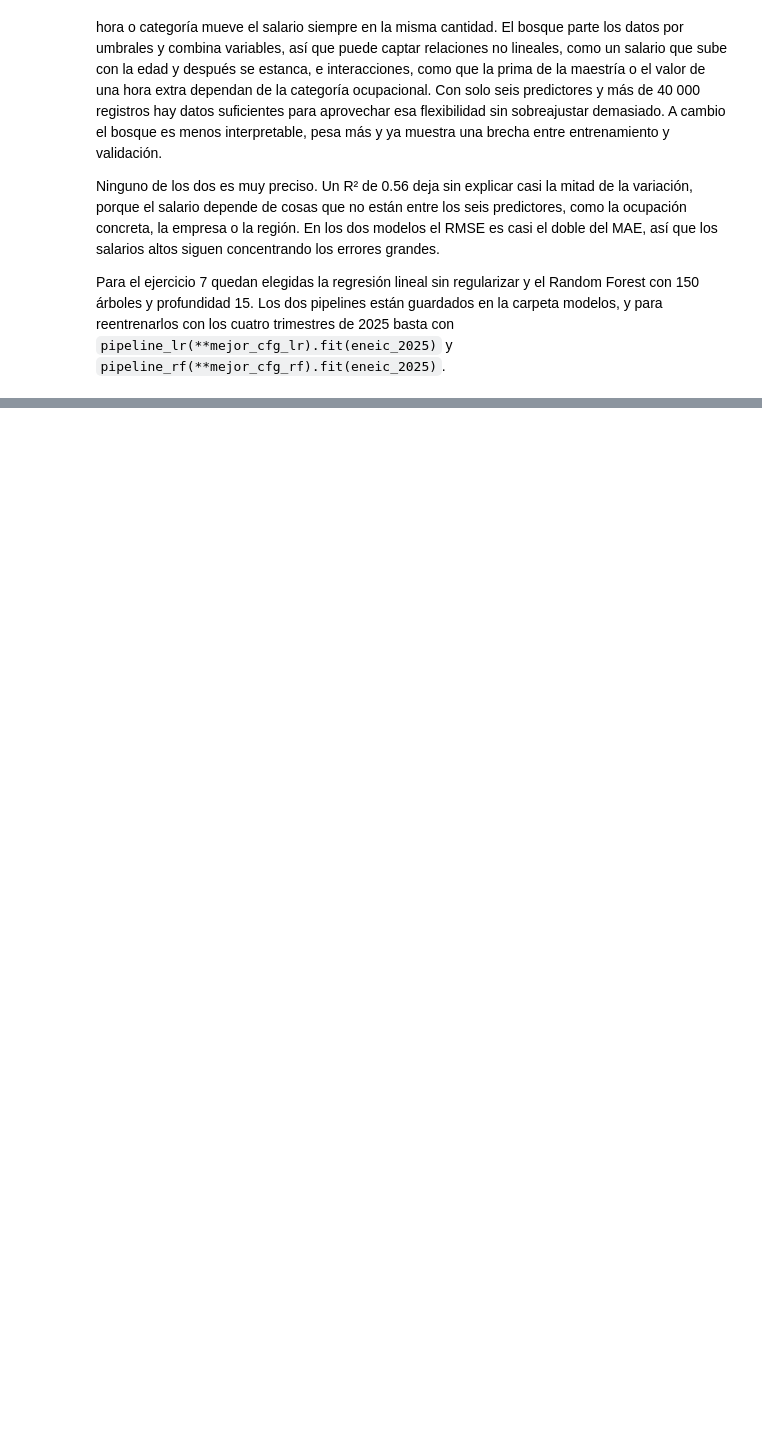
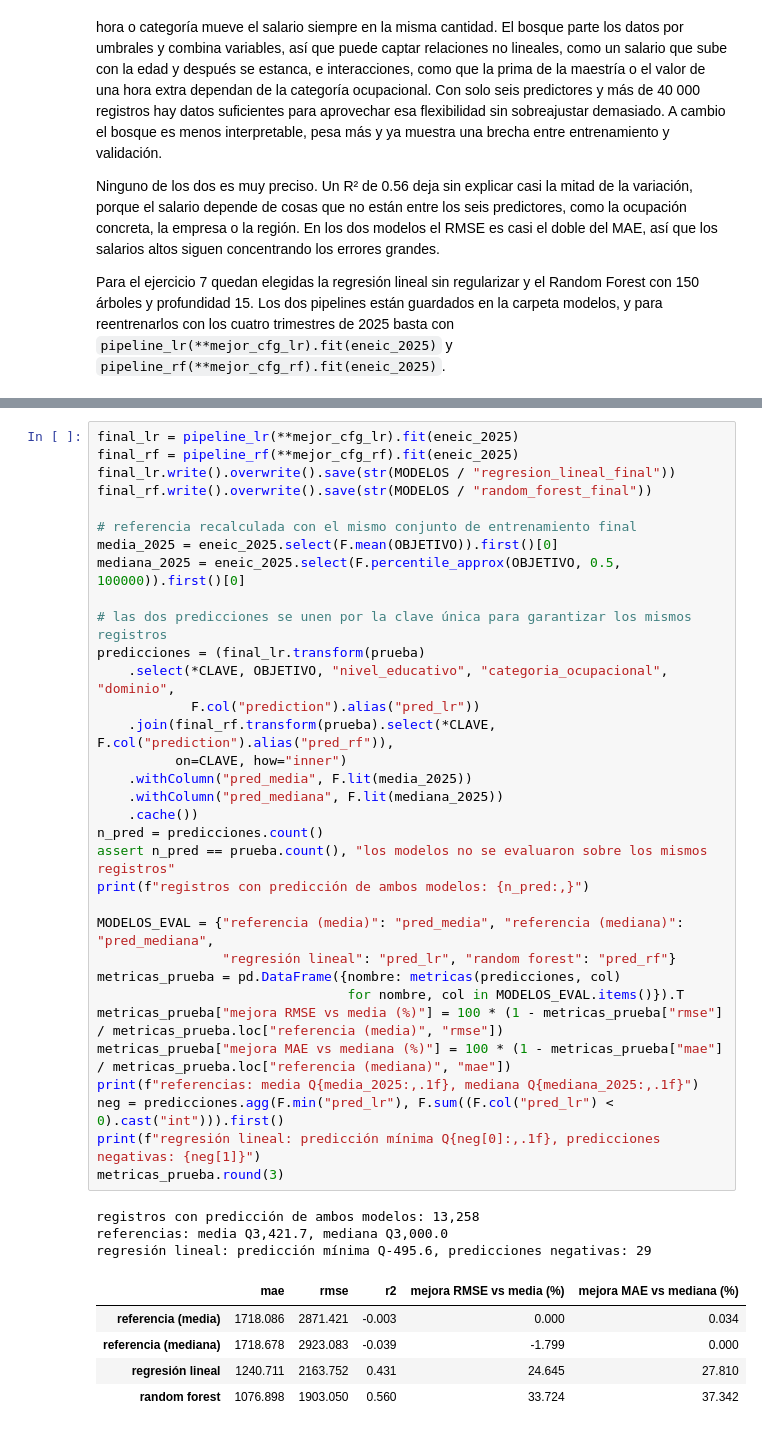
Before and after one commit to Fercho1118/Lab7_DS, a Jupyter notebook: notebooks/lab7.ipynb, the cells around one changed output, grey strips where cells are left out. Drawn from its saved outputs; the diff is of its cells as text; blank space fills up the shorter version.

```diff
--- a/notebooks/lab7.ipynb
+++ b/notebooks/lab7.ipynb
@@ -1734,0 +1774,42 @@ reentrenarlos con los cuatro trimestres de 2025 basta con
+# %%
+final_lr = pipeline_lr(**mejor_cfg_lr).fit(eneic_2025)
+final_rf = pipeline_rf(**mejor_cfg_rf).fit(eneic_2025)
+final_lr.write().overwrite().save(str(MODELOS / "regresion_lineal_final"))
+final_rf.write().overwrite().save(str(MODELOS / "random_forest_final"))
+
+# referencia recalculada con el mismo conjunto de entrenamiento final
+media_2025 = eneic_2025.select(F.mean(OBJETIVO)).first()[0]
+mediana_2025 = eneic_2025.select(F.percentile_approx(OBJETIVO, 0.5, 100000)).first()[0]
+
+# las dos predicciones se unen por la clave única para garantizar los mismos registros
+predicciones = (final_lr.transform(prueba)
+    .select(*CLAVE, OBJETIVO, "nivel_educativo", "categoria_ocupacional", "dominio",
+            F.col("prediction").alias("pred_lr"))
+    .join(final_rf.transform(prueba).select(*CLAVE, F.col("prediction").alias("pred_rf")),
+          on=CLAVE, how="inner")
+    .withColumn("pred_media", F.lit(media_2025))
+    .withColumn("pred_mediana", F.lit(mediana_2025))
+    .cache())
+n_pred = predicciones.count()
+assert n_pred == prueba.count(), "los modelos no se evaluaron sobre los mismos registros"
+print(f"registros con predicción de ambos modelos: {n_pred:,}")
+
+MODELOS_EVAL = {"referencia (media)": "pred_media", "referencia (mediana)": "pred_mediana",
+                "regresión lineal": "pred_lr", "random forest": "pred_rf"}
+metricas_prueba = pd.DataFrame({nombre: metricas(predicciones, col)
+                                for nombre, col in MODELOS_EVAL.items()}).T
+metricas_prueba["mejora RMSE vs media (%)"] = 100 * (1 - metricas_prueba["rmse"] / metricas_prueba.loc["referencia (media)", "rmse"])
+metricas_prueba["mejora MAE vs mediana (%)"] = 100 * (1 - metricas_prueba["mae"] / metricas_prueba.loc["referencia (mediana)", "mae"])
+print(f"referencias: media Q{media_2025:,.1f}, mediana Q{mediana_2025:,.1f}")
+neg = predicciones.agg(F.min("pred_lr"), F.sum((F.col("pred_lr") < 0).cast("int"))).first()
+print(f"regresión lineal: predicción mínima Q{neg[0]:,.1f}, predicciones negativas: {neg[1]}")
+metricas_prueba.round(3)
+# %% [output]
+registros con predicción de ambos modelos: 13,258
+referencias: media Q3,421.7, mediana Q3,000.0
+regresión lineal: predicción mínima Q-495.6, predicciones negativas: 29
+|  | mae | rmse | r2 | mejora RMSE vs media (%) | mejora MAE vs mediana (%) |
+| referencia (media) | 1718.086 | 2871.421 | -0.003 | 0.000 | 0.034 |
+| referencia (mediana) | 1718.678 | 2923.083 | -0.039 | -1.799 | 0.000 |
+| regresión lineal | 1240.711 | 2163.752 | 0.431 | 24.645 | 27.810 |
+| random forest | 1076.898 | 1903.050 | 0.560 | 33.724 | 37.342 |
```
Also changed, not shown: parts of 6 cells of this notebook.
